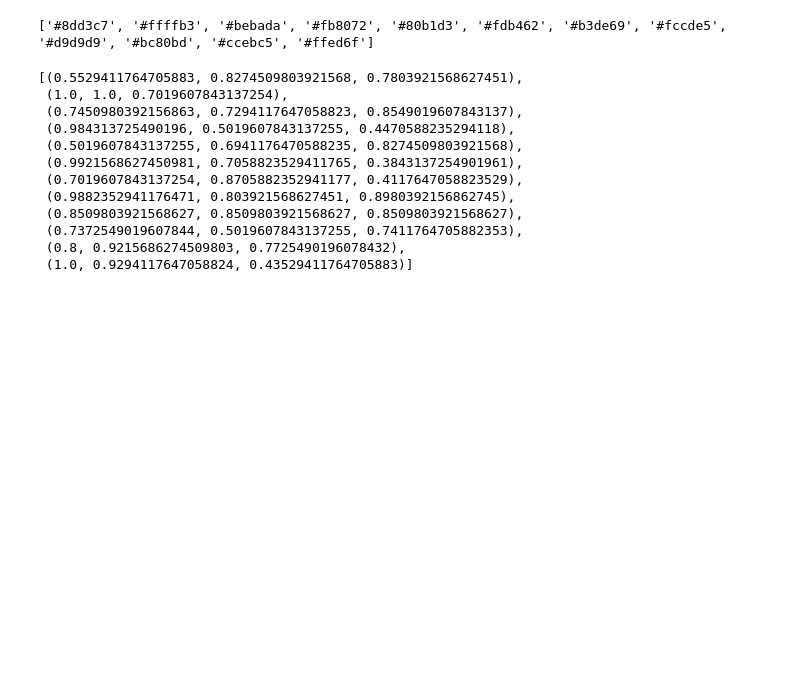
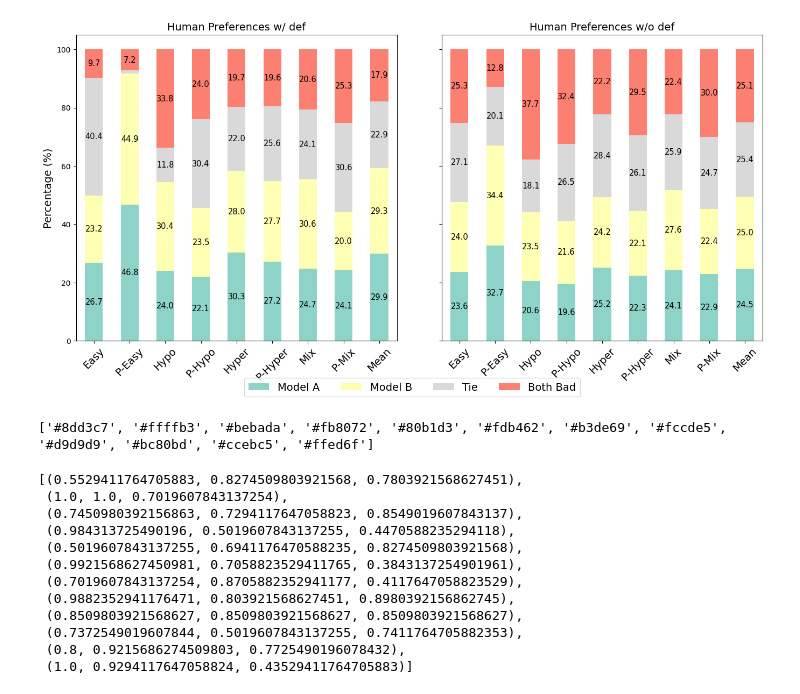
Before and after one commit to VityaVitalich/TaxoGen, a Jupyter notebook: notebooks/concat_labels.ipynb, the cells around one changed output. Saved outputs shown, nothing was run; the diff lists cells and outputs as text; code cells hidden in the pictures; blank space fills up the shorter version.

```diff
--- a/notebooks/concat_labels.ipynb
+++ b/notebooks/concat_labels.ipynb
@@ -103,3 +108,99 @@ plt.show()
+# %%
+import pandas as pd
+import matplotlib.pyplot as plt
+
+# Define label and subset mappings (as in the original code)
+label_mapping = {0: 'Model A', 1: 'Model B', 2: 'Tie', 3: 'Both Bad'}
+subset_rename_mapping = {
+    'appendix': 'Easy',
+    'appendix_llama': 'P-Easy',
+    'leafs_and_no_leafs': 'Hypo',
+    'leafs_and_no_leafs_llama': 'P-Hypo',
+    'predict_hypernym': 'Hyper',
+    'predict_hypernym_llama': 'P-Hyper',
+    'simple_triplet_2parent': 'Mix',
+    'simple_triplet_2parent_llama': 'P-Mix',
+    'mean': 'Mean'
+}
+
+# Function to preprocess the DataFrame
+def preprocess_df(df):
+    # Count results and group by subset
+    result_counts = df['result'].value_counts()
+    result_grouped = df.groupby('subset')['result'].value_counts().unstack()
+
+    # Add 'mean' row
+    result_grouped.loc['mean'] = result_counts
+
+    # Calculate percentages
+    result_grouped_percent = result_grouped.div(result_grouped.sum(axis=1), axis=0) * 100
+
+    # Rename labels and subsets
+    result_grouped_percent.rename(columns=label_mapping, inplace=True)
+    result_grouped_percent.rename(index=subset_rename_mapping, inplace=True)
+
+    return result_grouped_percent
+
+# Preprocess both human_def and gpt_def DataFrames
+human_def_preprocessed = preprocess_df(human_def)
+gpt_def_preprocessed = preprocess_df(human_nodef)
+
+# Define color palette
+color_palette = {
+    'Model A': '#8dd3c7',   # 0 (light green)
+    'Model B': '#ffffb3',   # 1 (light blue)
+    'Tie': '#d9d9d9',       # 2 (light red)
+    'Both Bad': '#fb8072'   # 3 (lighter red)
+}
+
+# Create subplots with shared Y axis
+fig, (ax1, ax2) = plt.subplots(1, 2, figsize=(14, 7), sharey=True)
+plt.subplots_adjust(wspace=4000.4)  # Increase spacing between ax1 and ax2
+
+# Plot for human_def DataFrame
+human_def_preprocessed.plot(kind='bar', stacked=True, ax=ax1, color=[color_palette[col] for col in human_def_preprocessed.columns], legend=False)
+ax1.set_title('Human Preferences w/ def', fontsize=14)
+#ax1.set_xlabel('Subset', fontsize=12)
+ax1.set_ylabel('Percentage (%)', fontsize=14)
+ax1.set_xticklabels(ax1.get_xticklabels(), rotation=45, fontsize=14)
+
+# Add percentage text on each bar slice for human_def
+for p in ax1.patches:
+    width = p.get_width()
+    height = p.get_height()
+    x, y = p.get_xy()
+    if height > 5:  # Avoid showing text on small patches
+        ax1.text(x + width/2, y + height/2, f'{height:.1f}', ha='center', va='center', fontsize=10.5, rotation=0)
+
+# Plot for gpt_def DataFrame
+gpt_def_preprocessed.plot(kind='bar', stacked=True, ax=ax2, color=[color_palette[col] for col in gpt_def_preprocessed.columns], legend=False)
+ax2.set_title('Human Preferences w/o def', fontsize=14)
+#ax2.set_xlabel('Subset', fontsize=12)
+ax2.set_xticklabels(ax2.get_xticklabels(), rotation=45, fontsize=14)
+
+ax1.set_xlabel('')  # Disable xlabel for ax1
+ax2.set_xlabel('')
+
+# Add percentage text on each bar slice for gpt_def
+for p in ax2.patches:
+    width = p.get_width()
+    height = p.get_height()
+    x, y = p.get_xy()
+    if height > 5:  # Avoid showing text on small patches
+        ax2.text(x + width/2, y + height/2, f'{height:.1f}', ha='center', va='center', fontsize=10.5, rotation=0)
+
+# Shared legend
+handles, labels = ax1.get_legend_handles_labels()  # get the existing legend information
+fig.legend(handles, labels, bbox_to_anchor=(0.5, -0.03), loc='lower center', ncols=4, fontsize=14)
+
+
+# Final adjustments and plot
+plt.tight_layout(rect=[0,0,1,1])
+#plt.savefig('Preference_Distribution_Human_GPT.pdf', dpi=3000, bbox_inches='tight')
+#plt.savefig('Preference_Distribution_Human_GPT.png', bbox_inches='tight')
+plt.show()
+# %% [output]
+[figure, added]
 # %%
 print(sns.color_palette("Set3").as_hex())
 sns.color_palette("Set3")
```
Also changed, not shown: parts of 8 cells of this notebook, 6 other files.
